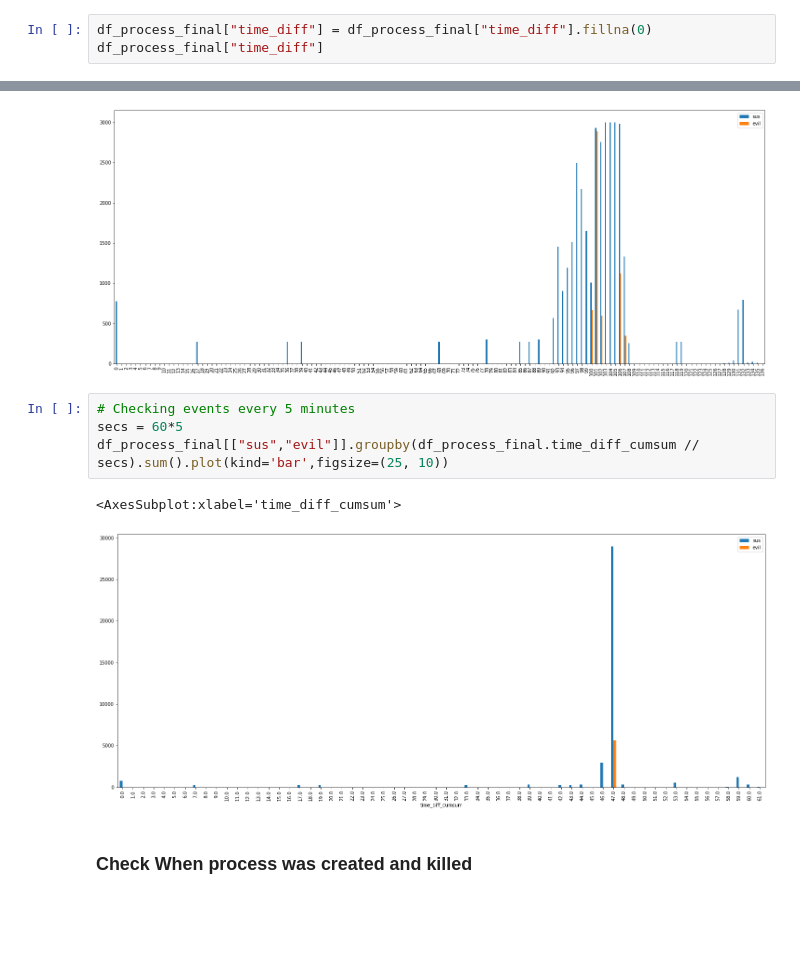
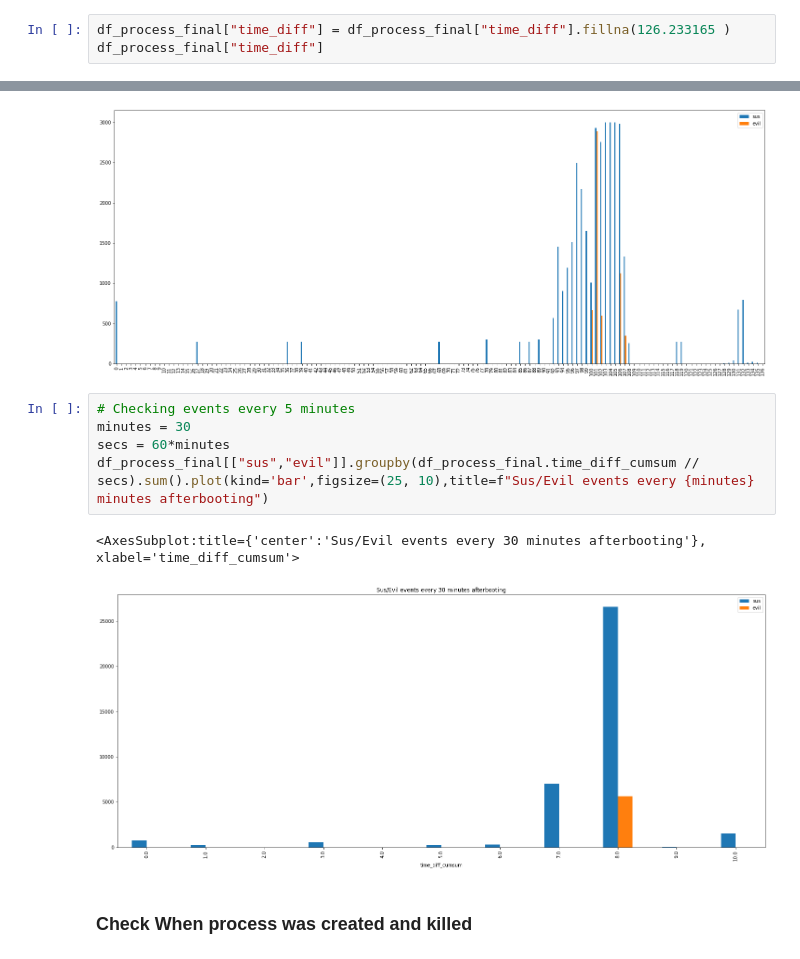
Before and after one commit to BishalLakha/BETH_data_analysis, a Jupyter notebook: beth-eda-processing-and-graph.ipynb, the cells around one changed output, grey strips where cells are left out. Saved outputs shown, nothing was run; the diff lists cells and outputs as text; blank space fills up the shorter version.

```diff
--- a/beth-eda-processing-and-graph.ipynb
+++ b/beth-eda-processing-and-graph.ipynb
@@ -341,6 +398,6 @@ df_process_final["time_diff"]
 409930    0.000047
 Name: time_diff, Length: 409931, dtype: float64
 # %%
-df_process_final["time_diff"] = df_process_final["time_diff"].fillna(0)
+df_process_final["time_diff"] = df_process_final["time_diff"].fillna(126.233165	)
 df_process_final["time_diff"]
 # %% [output]
@@ -376,11 +451,12 @@ df_process_final[["sus","evil"]].groupby(df_process_final.index // N).sum().plot
 [figure]
 # %%
 # Checking events every 5 minutes
-secs = 60*5
-df_process_final[["sus","evil"]].groupby(df_process_final.time_diff_cumsum // secs).sum().plot(kind='bar',figsize=(25, 10))
+minutes = 30
+secs = 60*minutes
+df_process_final[["sus","evil"]].groupby(df_process_final.time_diff_cumsum // secs).sum().plot(kind='bar',figsize=(25, 10),title=f"Sus/Evil events every {minutes} minutes afterbooting")
 # %% [output]
-<AxesSubplot:xlabel='time_diff_cumsum'>
+<AxesSubplot:title={'center':'Sus/Evil events every 30 minutes afterbooting'}, xlabel='time_diff_cumsum'>
-[figure, old version]
+[figure, new version]
 # %% [markdown]
 ### Check When process was created and killed
 # %%
```
Also changed, not shown: parts of 29 cells of this notebook.
